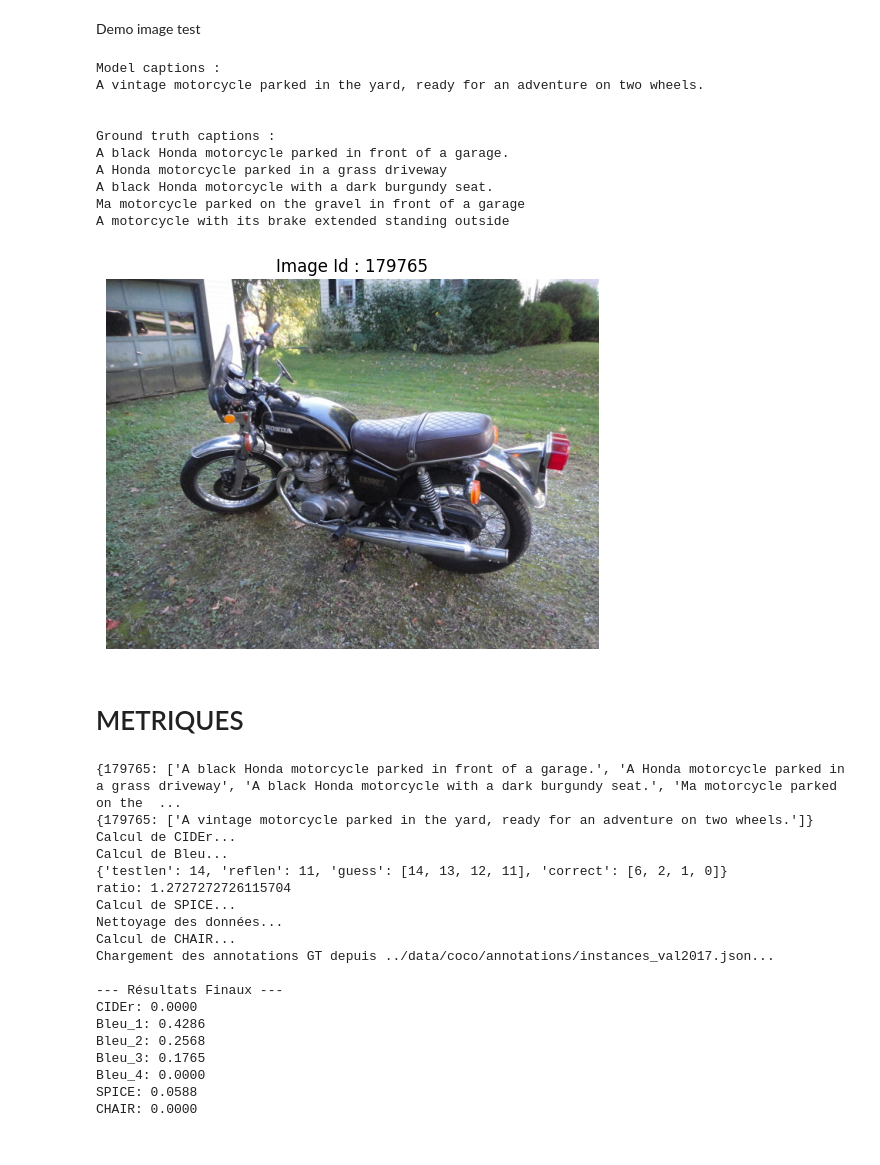
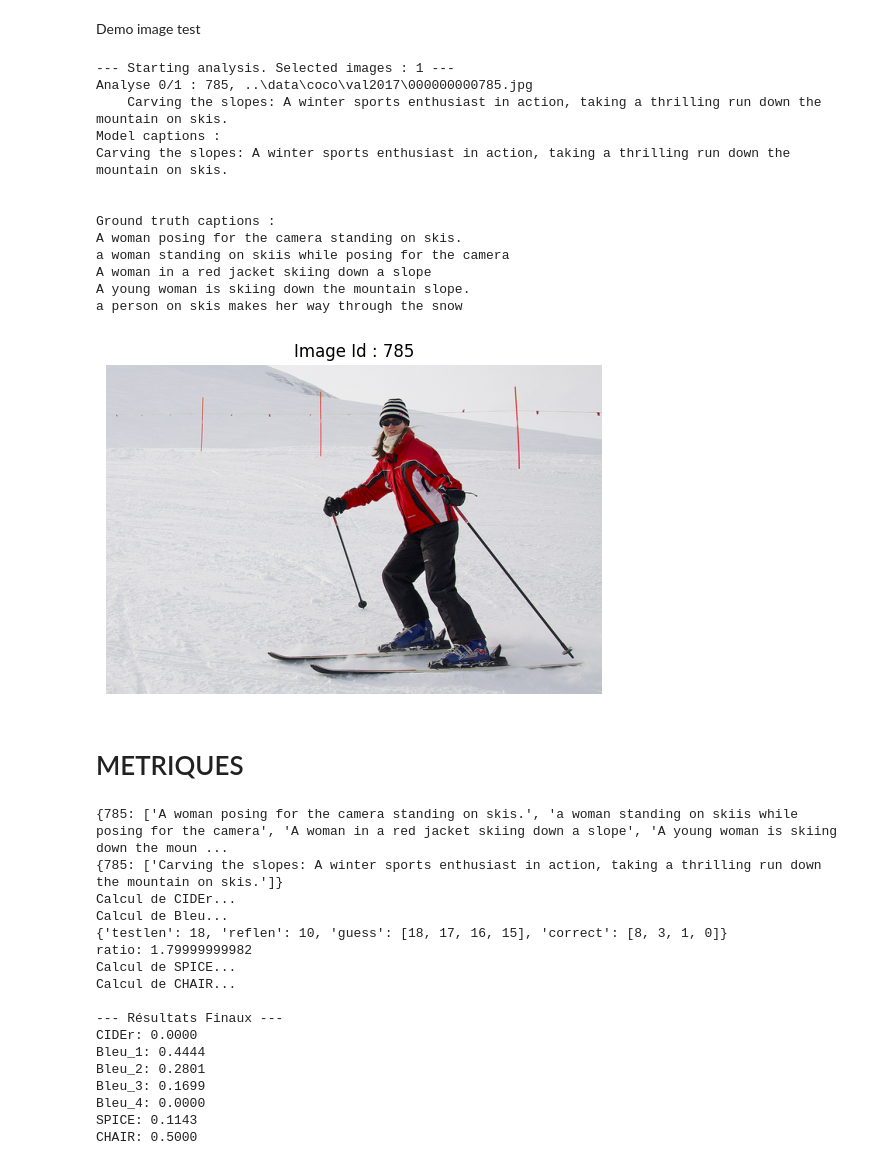
Before and after one commit to YouennBogaer/PROJET, a Jupyter notebook: src/main.ipynb, the cells around one changed output. Drawn from its saved outputs; the diff is of its cells as text; code cells hidden in the pictures.

Commit message:
Encapsulation + comparing prompts

```diff
--- a/src/main.ipynb
+++ b/src/main.ipynb
@@ -12,7 +11,17 @@ from utils.ChairScorer import ChairScorer
 # %%
-PROMPTS = ["Make a caption describing the image."]
-RESPONSES_PER_IMAGE = 1
-IMG_TEST_PATH = "../data/coco/val2017/000000179765.jpg"
+PROMPTS = [
+    "Make a caption describing the image.",
+    "Make a caption describing the image. Be synthetic and mention every notable element such as persons, animals, vehicles, or particularly visible objects on the foreground.",
+    "Provide a very short, concise, and factual caption for this image. Maximum 10 words."
+    ]
+
+# Images
+IMG_FOLDER = Path('../data/coco/val2017')
+
+NUM_IMG = 20
+IMGS_PATH = list(IMG_FOLDER.rglob('*.jpg'))[:NUM_IMG]
+# Test images
+IMG_TEST_PATH = IMGS_PATH[5]
 IMG_TEST_ID=int(Path(IMG_TEST_PATH).stem)
 
 # CHAIR
@@ -89,31 +49,42 @@ A vintage motorcycle parked in the yard, ready for an adventure on two wheels.
 # %% [markdown]
 Demo image test
 # %%
+test_model = Model(prompts=PROMPTS,imgs_path=[IMG_TEST_PATH],coco_captions=coco_captions)
+test_model_responses,test_gt_captions_dict = test_model.execute(prompt_id=0,freq_print=1)
+
+test_responses = {}
+test_responses[IMG_TEST_ID] = []
+for val in test_model_responses[IMG_TEST_ID]:
+   test_responses[IMG_TEST_ID].append(val)
+
 print(f"Model captions : ")
-for str in model_responses[IMG_TEST_ID]:
+for str in test_responses[IMG_TEST_ID]:
    print(f"{str}")
 print("\n")
 
 print(f"Ground truth captions : ")
-for str in gt_captions_dict[IMG_TEST_ID]:
+for str in test_gt_captions_dict[IMG_TEST_ID]:
    print(f"{str}")
 
 img = Image.open(IMG_TEST_PATH)
 plt.imshow(img)
 plt.axis('off') # Pour cacher les axes X et Y
 plt.title(f"Image Id : {IMG_TEST_ID}")
 plt.show()
 # %% [output]
+--- Starting analysis. Selected images : 1 ---
+Analyse 0/1 : 785, ..\data\coco\val2017\000000000785.jpg
+    Carving the slopes: A winter sports enthusiast in action, taking a thrilling run down the mountain on skis.
 Model captions :
-A vintage motorcycle parked in the yard, ready for an adventure on two wheels.
+Carving the slopes: A winter sports enthusiast in action, taking a thrilling run down the mountain on skis.
 
 
 Ground truth captions :
-A black Honda motorcycle parked in front of a garage.
-A Honda motorcycle parked in a grass driveway
-A black Honda motorcycle with a dark burgundy seat.
-Ma motorcycle parked on the gravel in front of a garage
-A motorcycle with its brake extended standing outside
+A woman posing for the camera standing on skis.
+a woman standing on skiis while posing for the camera
+A woman in a red jacket skiing down a slope
+A young woman is skiing down the mountain slope.
+a person on skis makes her way through the snow
-[figure, old version]
+[figure, new version]
 # %% [markdown]
 # METRIQUES
@@ -269,31 +91,29 @@ class Scorer:
 # %%
-print(gt_captions_dict)
-print(model_responses)
+print(test_gt_captions_dict)
+print(test_model_responses)
 
-scorer = Scorer()
+scorer = Scorer(path_instances=PATH_INSTANCES,path_synonyms=PATH_SYNONYMS)
 
-results = scorer.compute_scores(gt_captions_dict, model_responses)
+results = scorer.compute_scores(test_gt_captions_dict, test_model_responses)
 
 print("\n--- Résultats Finaux ---")
 for metric, score in results.items():
    print(f"{metric}: {score:.4f}")
 # %% [output]
-{179765: ['A black Honda motorcycle parked in front of a garage.', 'A Honda motorcycle parked in a grass driveway', 'A black Honda motorcycle with a dark burgundy seat.', 'Ma motorcycle parked on the  ...
-{179765: ['A vintage motorcycle parked in the yard, ready for an adventure on two wheels.']}
+{785: ['A woman posing for the camera standing on skis.', 'a woman standing on skiis while posing for the camera', 'A woman in a red jacket skiing down a slope', 'A young woman is skiing down the moun ...
+{785: ['Carving the slopes: A winter sports enthusiast in action, taking a thrilling run down the mountain on skis.']}
 Calcul de CIDEr...
 Calcul de Bleu...
-{'testlen': 14, 'reflen': 11, 'guess': [14, 13, 12, 11], 'correct': [6, 2, 1, 0]}
-ratio: 1.2727272726115704
+{'testlen': 18, 'reflen': 10, 'guess': [18, 17, 16, 15], 'correct': [8, 3, 1, 0]}
+ratio: 1.79999999982
 Calcul de SPICE...
-Nettoyage des données...
 Calcul de CHAIR...
-Chargement des annotations GT depuis ../data/coco/annotations/instances_val2017.json...
 
 --- Résultats Finaux ---
 CIDEr: 0.0000
-Bleu_1: 0.4286
-Bleu_2: 0.2568
-Bleu_3: 0.1765
+Bleu_1: 0.4444
+Bleu_2: 0.2801
+Bleu_3: 0.1699
 Bleu_4: 0.0000
-SPICE: 0.0588
-CHAIR: 0.0000
+SPICE: 0.1143
+CHAIR: 0.5000
```
Also changed, not shown: parts of 8 cells of this notebook, 4 other files.
